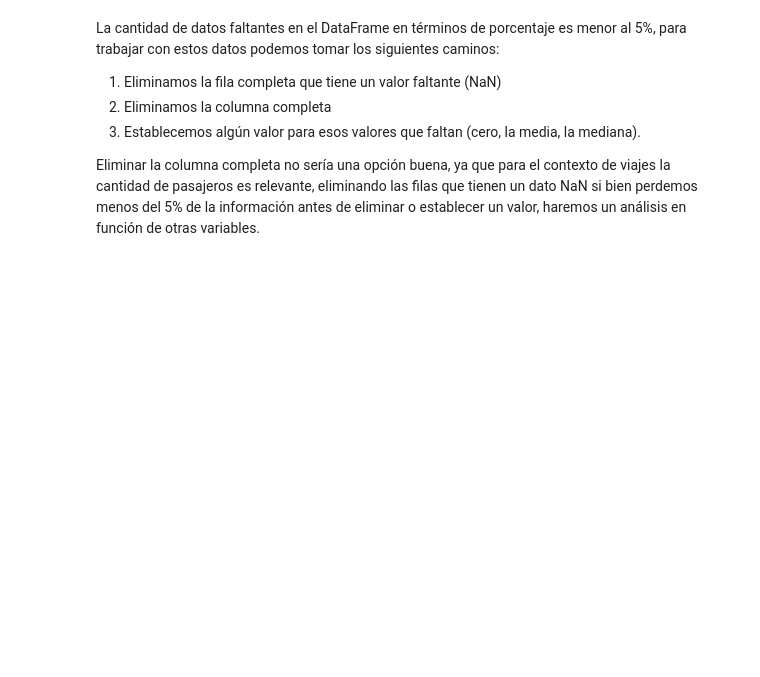
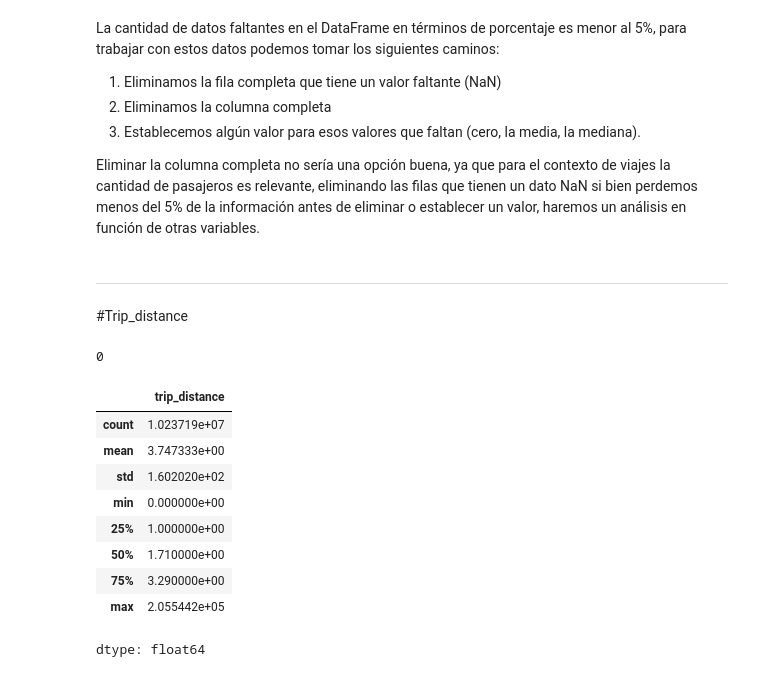
Before and after one commit to CrissRMFI/TA047R-2C2024-GRUPO08, a Jupyter notebook: TA047R_TP1_GRUPOXX_ENTREGA_EJ01.ipynb, the cells around one changed output. Saved outputs shown, nothing was run; the diff lists cells and outputs as text; code cells hidden in the pictures; blank space fills up the shorter version.

```diff
--- a/TA047R_TP1_GRUPOXX_ENTREGA_EJ01.ipynb
+++ b/TA047R_TP1_GRUPOXX_ENTREGA_EJ01.ipynb
@@ -191,3 +191,26 @@ La cantidad de datos faltantes en el DataFrame en términos de porcentaje es men
   3. Establecemos algún valor para esos valores que faltan (cero, la media, la mediana).
 
 Eliminar la columna completa no sería una opción buena, ya que para el contexto de viajes la cantidad de pasajeros es relevante, eliminando las filas que tienen un dato NaN si bien perdemos menos del 5% de la información antes de eliminar o establecer un valor, haremos un análisis en función de otras variables.
+# %% [markdown]
+
+
+---
+# %% [markdown]
+#Trip_distance
+# %%
+trips["trip_distance"].isna().sum()
+# %% [output]
+0
+# %%
+trips["trip_distance"].describe()
+# %% [output]
+|  | trip_distance |
+| count | 1.023719e+07 |
+| mean | 3.747333e+00 |
+| std | 1.602020e+02 |
+| min | 0.000000e+00 |
+| 25% | 1.000000e+00 |
+| 50% | 1.710000e+00 |
+| 75% | 3.290000e+00 |
+| max | 2.055442e+05 |
+dtype: float64
```
Also changed, not shown: parts of 5 cells of this notebook.
